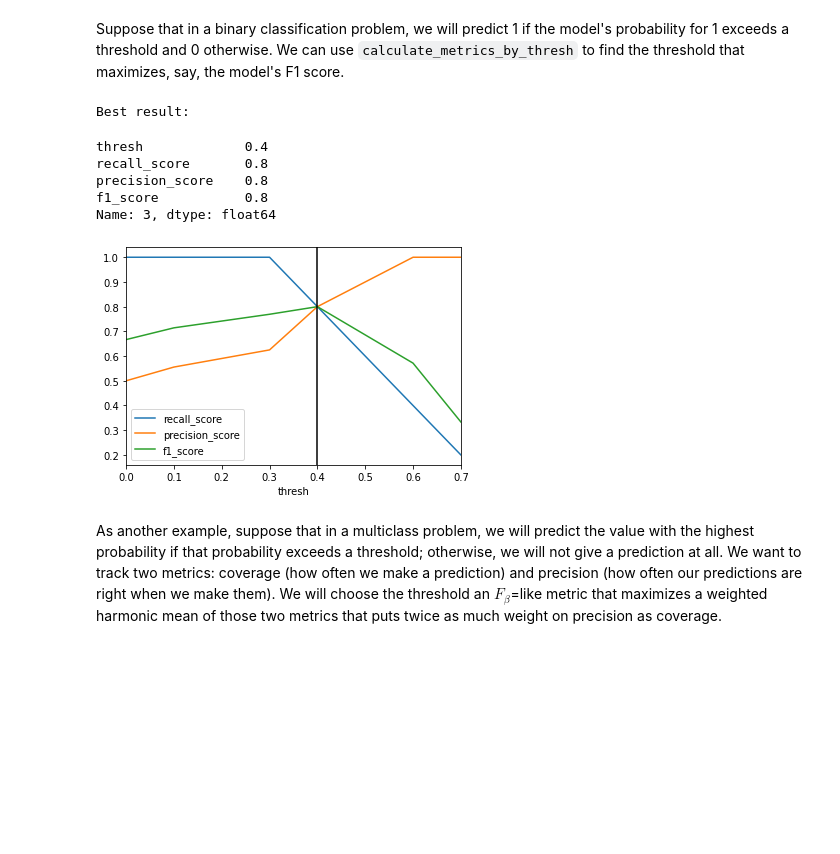
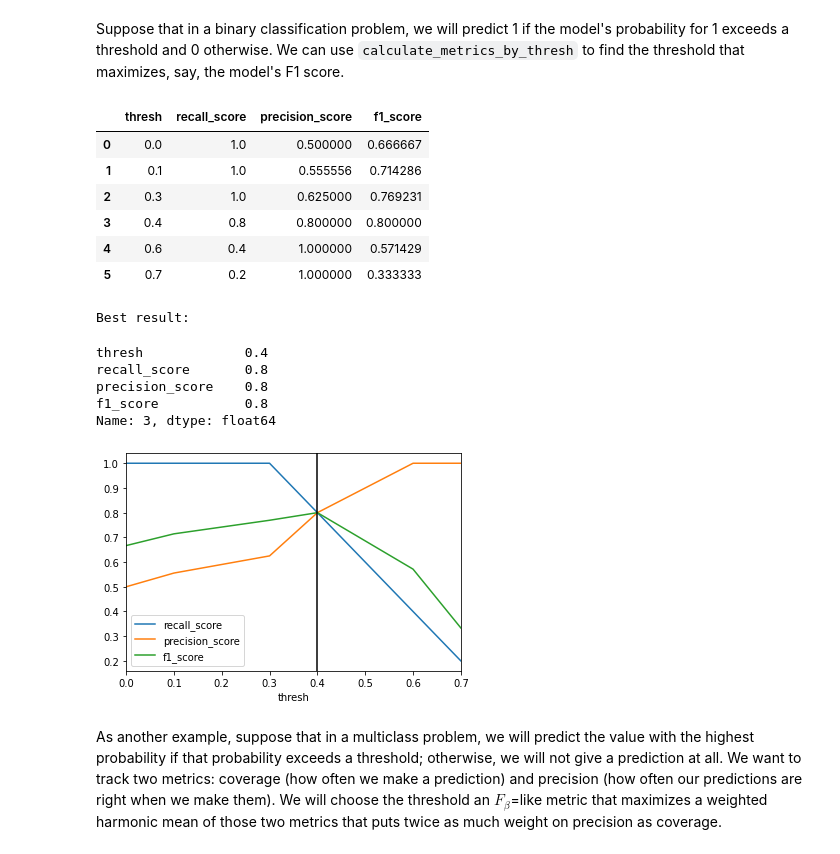
Before and after one commit to gsganden/model_inspector, a Jupyter notebook: 01_tune.ipynb, the cells around one changed output. Saved outputs shown, nothing was run; the diff lists cells and outputs as text; code cells hidden in the pictures; blank space fills up the shorter version.

```diff
--- a/01_tune.ipynb
+++ b/01_tune.ipynb
@@ -60,40 +60,49 @@ Suppose that in a binary classification problem, we will predict 1 if the model'
 # %%
 results = calculate_metrics_by_thresh(
     y_true=np.array([0, 0, 0, 0, 0, 1, 1, 1, 1, 1]),
     y_prob=np.array(
         [
             [0.9, 0.1],
             [0.7, 0.3],
             [0.6, 0.4],
             [0.6, 0.4],
             [0.4, 0.6],
             [0.6, 0.4],
             [0.4, 0.6],
             [0.4, 0.6],
             [0.3, 0.7],
             [0.1, 0.9],
         ]
     ),
     metrics=[metrics.recall_score, metrics.precision_score, metrics.f1_score],
     prob_to_pred=lambda y_prob, thresh: np.where(y_prob[:, 1] > thresh, 1, 0),
 ).iloc[:-1, :]
-
-ax = results.plot(x="thresh")
-best_row = results.loc[results.loc[:, "f1_score"].idxmax(), :]
-best_thresh = best_row.loc["thresh"]
-# fmt: off
-ax.axvline(best_thresh, c="k");
-
-print(f"Best result:")
-best_row
+results
 # %% [output]
-Best result:
-thresh             0.4
-recall_score       0.8
-precision_score    0.8
-f1_score           0.8
-Name: 3, dtype: float64
-[figure, removed]
+|  | thresh | recall_score | precision_score | f1_score |
+| 0 | 0.0 | 1.0 | 0.500000 | 0.666667 |
+| 1 | 0.1 | 1.0 | 0.555556 | 0.714286 |
+| 2 | 0.3 | 1.0 | 0.625000 | 0.769231 |
+| 3 | 0.4 | 0.8 | 0.800000 | 0.800000 |
+| 4 | 0.6 | 0.4 | 1.000000 | 0.571429 |
+| 5 | 0.7 | 0.2 | 1.000000 | 0.333333 |
+# %%
+ax = results.plot(x="thresh")
+best_row = results.loc[results.loc[:, "f1_score"].idxmax(), :]
+best_thresh = best_row.loc["thresh"]
+# fmt: off
+ax.axvline(best_thresh, c="k");
+
+print(f"Best result:")
+best_row
+# %% [output]
+Best result:
+thresh             0.4
+recall_score       0.8
+precision_score    0.8
+f1_score           0.8
+Name: 3, dtype: float64
+[figure, added]
 # %% [markdown]
 As another example, suppose that in a multiclass problem, we will predict the value with the highest probability if that probability exceeds a threshold; otherwise, we will not give a prediction at all. We want to track two metrics: coverage (how often we make a prediction) and precision (how often our predictions are right when we make them). We will choose the threshold an $F_\beta$=like metric that maximizes a weighted harmonic mean of those two metrics that puts twice as much weight on precision as coverage.
 # %%
```
Also changed, not shown: parts of 2 cells of this notebook, 1 other file.
